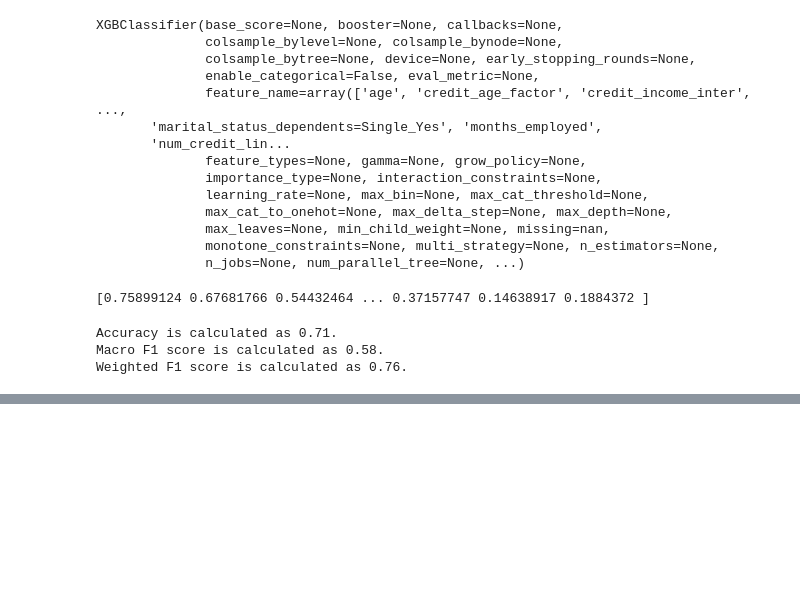
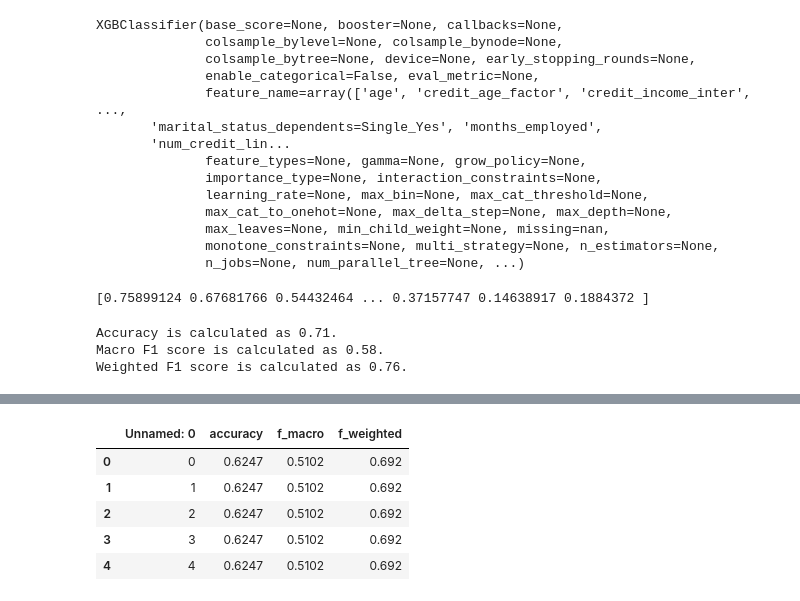
Before and after one commit to f-kuzey-edes-huyal/loan_default_prediction, a Jupyter notebook: training_model_save.ipynb, the cells around one changed output, grey strips where cells are left out. Saved outputs shown, nothing was run; the diff lists cells and outputs as text; code cells hidden in the pictures; blank space fills up the shorter version.

```diff
--- a/training_model_save.ipynb
+++ b/training_model_save.ipynb
@@ -297,0 +417,10 @@ Weighted F1 score is calculated as 0.8216.
+# %%
+a = pd.read_csv('logreg_results.csv')
+a.head()
+# %% [output]
+|  | Unnamed: 0 | accuracy | f_macro | f_weighted |
+| 0 | 0 | 0.6247 | 0.5102 | 0.692 |
+| 1 | 1 | 0.6247 | 0.5102 | 0.692 |
+| 2 | 2 | 0.6247 | 0.5102 | 0.692 |
+| 3 | 3 | 0.6247 | 0.5102 | 0.692 |
+| 4 | 4 | 0.6247 | 0.5102 | 0.692 |
```
Also changed, not shown: parts of 10 cells of this notebook.
